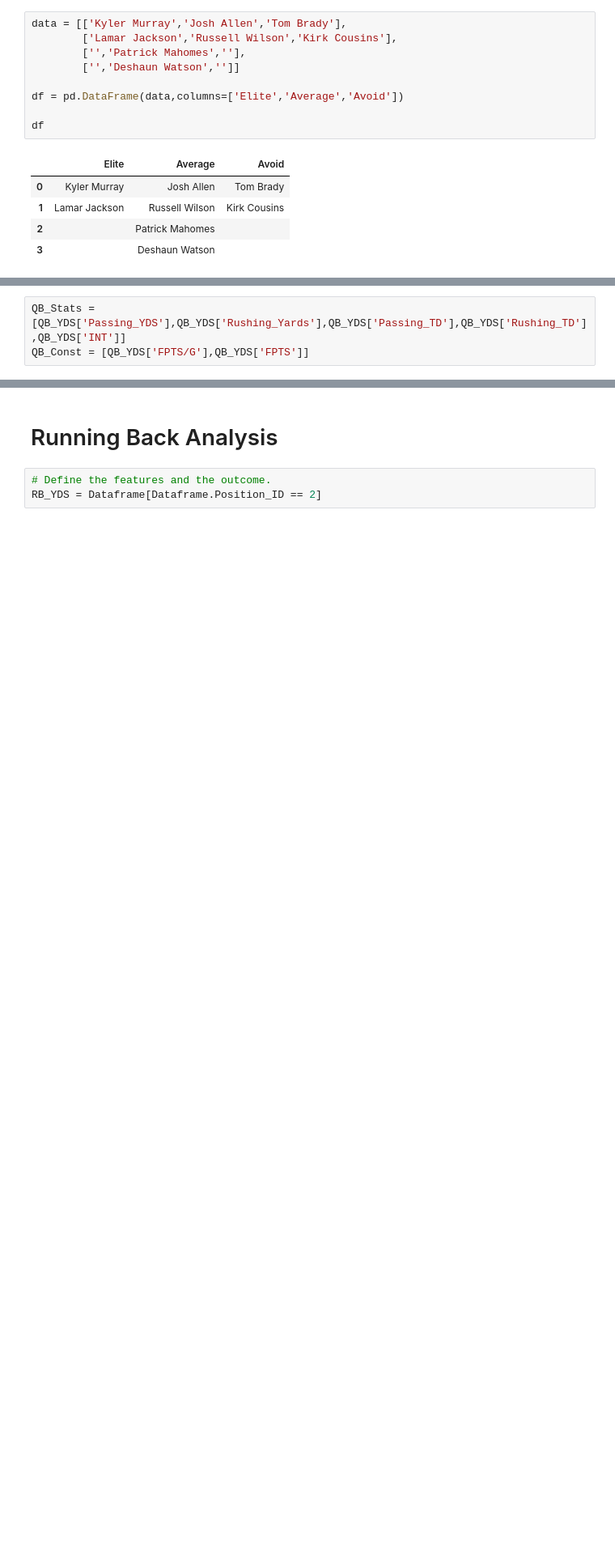
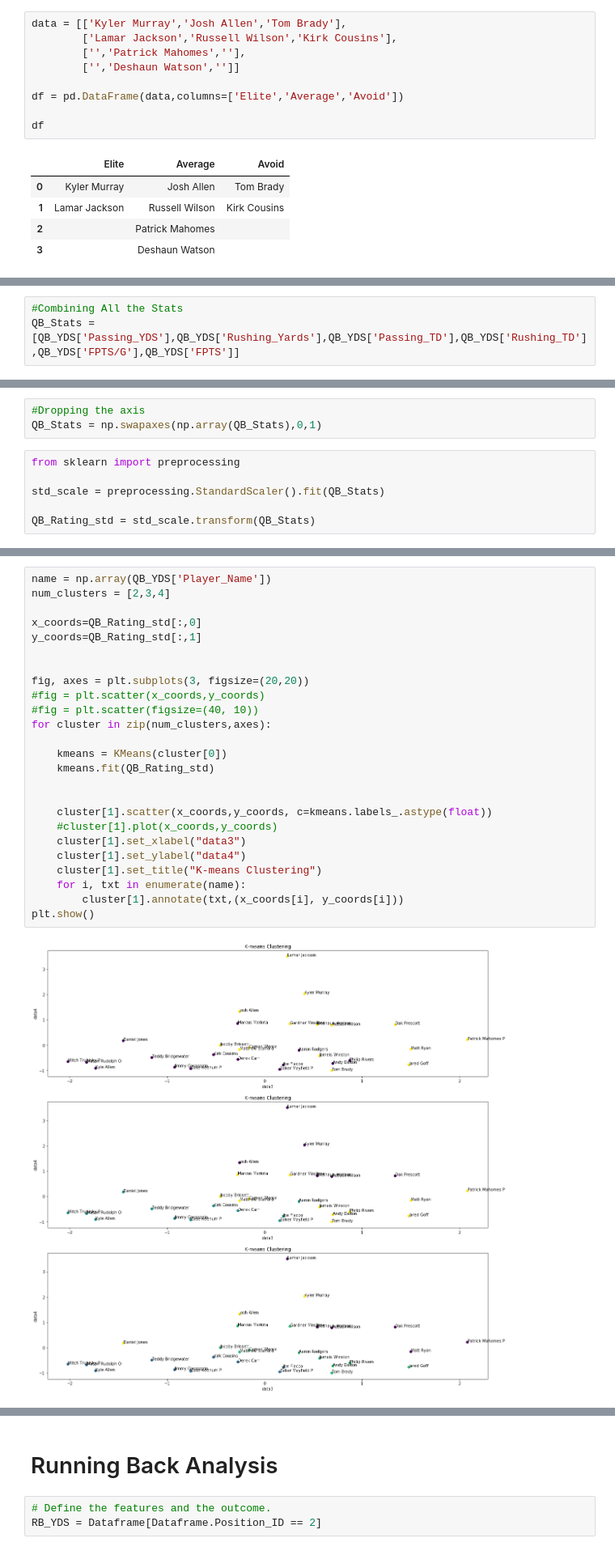
Before and after one commit to anuliyan/NFL-Fantacy, a Jupyter notebook: NFL_Fantacy-checkpoint.ipynb, the cells around one changed output, grey strips where cells are left out. Shown at 81% size. Saved outputs shown, nothing was run; the diff lists cells and outputs as text; blank space fills up the shorter version.

```diff
--- a/NFL_Fantacy-checkpoint.ipynb
+++ b/NFL_Fantacy-checkpoint.ipynb
@@ -349,3 +330,3 @@ QB_YDS
 # %%
-QB_Stats = [QB_YDS['Passing_YDS'],QB_YDS['Rushing_Yards'],QB_YDS['Passing_TD'],QB_YDS['Rushing_TD'],QB_YDS['INT']]
-QB_Const = [QB_YDS['FPTS/G'],QB_YDS['FPTS']]
+#Combining All the Stats
+QB_Stats = [QB_YDS['Passing_YDS'],QB_YDS['Rushing_Yards'],QB_YDS['Passing_TD'],QB_YDS['Rushing_TD'],QB_YDS['FPTS/G'],QB_YDS['FPTS']]
@@ -390,0 +333,9 @@ QB_Rating=QB_Rating.reshape([105,2])
+# %%
+#Dropping the axis
+QB_Stats = np.swapaxes(np.array(QB_Stats),0,1)
+# %%
+from sklearn import preprocessing
+
+std_scale = preprocessing.StandardScaler().fit(QB_Stats)
+
+QB_Rating_std = std_scale.transform(QB_Stats)
@@ -390,0 +345,27 @@ QB_Rating=QB_Rating.reshape([105,2])
+# %%
+name = np.array(QB_YDS['Player_Name'])
+num_clusters = [2,3,4]
+
+x_coords=QB_Rating_std[:,0]
+y_coords=QB_Rating_std[:,1]
+
+
+fig, axes = plt.subplots(3, figsize=(20,20))
+#fig = plt.scatter(x_coords,y_coords)
+#fig = plt.scatter(figsize=(40, 10))
+for cluster in zip(num_clusters,axes):
+
+    kmeans = KMeans(cluster[0])
+    kmeans.fit(QB_Rating_std)
+
+
+    cluster[1].scatter(x_coords,y_coords, c=kmeans.labels_.astype(float))
+    #cluster[1].plot(x_coords,y_coords)
+    cluster[1].set_xlabel("data3")
+    cluster[1].set_ylabel("data4")
+    cluster[1].set_title("K-means Clustering")
+    for i, txt in enumerate(name):
+        cluster[1].annotate(txt,(x_coords[i], y_coords[i]))
+plt.show()
+# %% [output]
+[figure, added]
```
Also changed, not shown: parts of 53 cells of this notebook.
